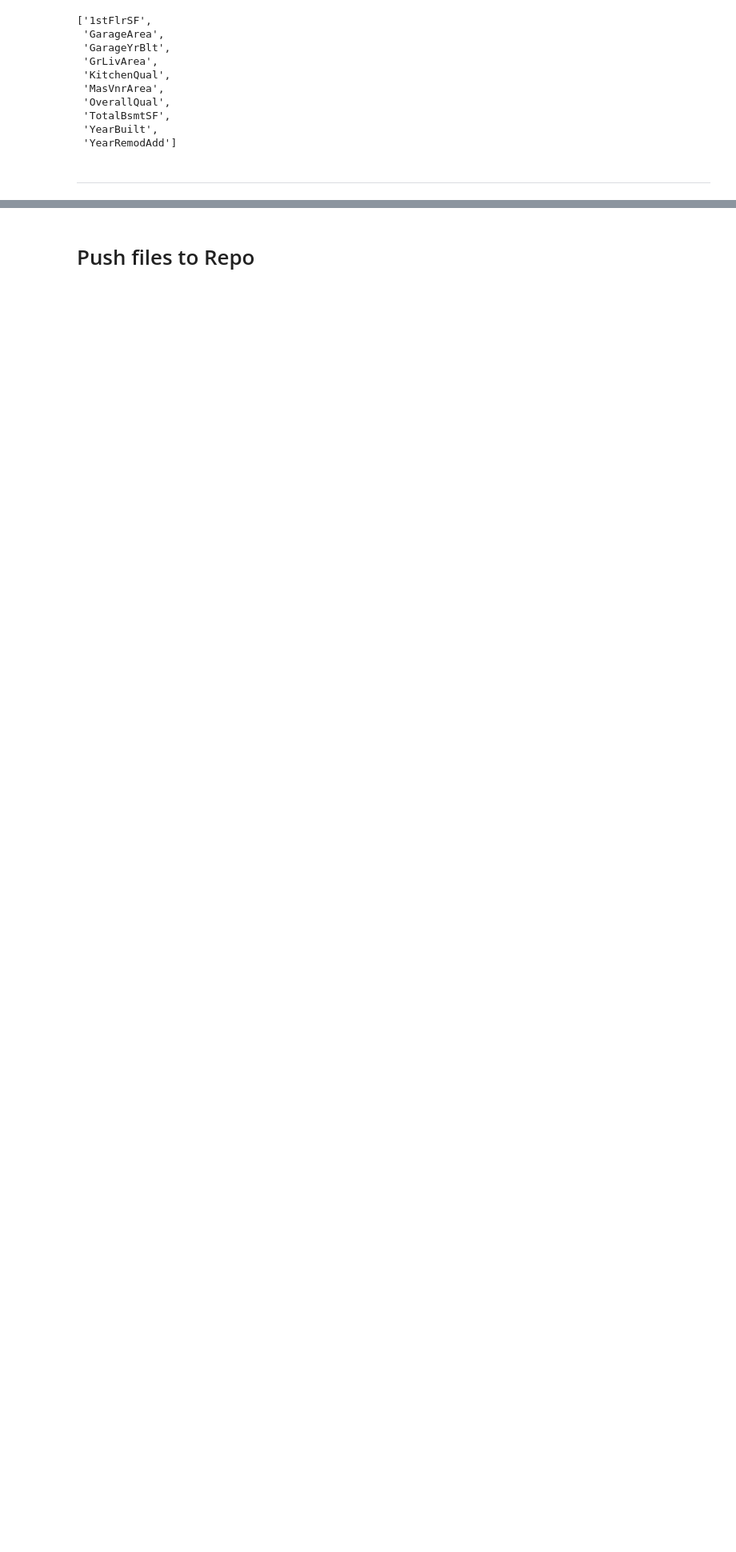
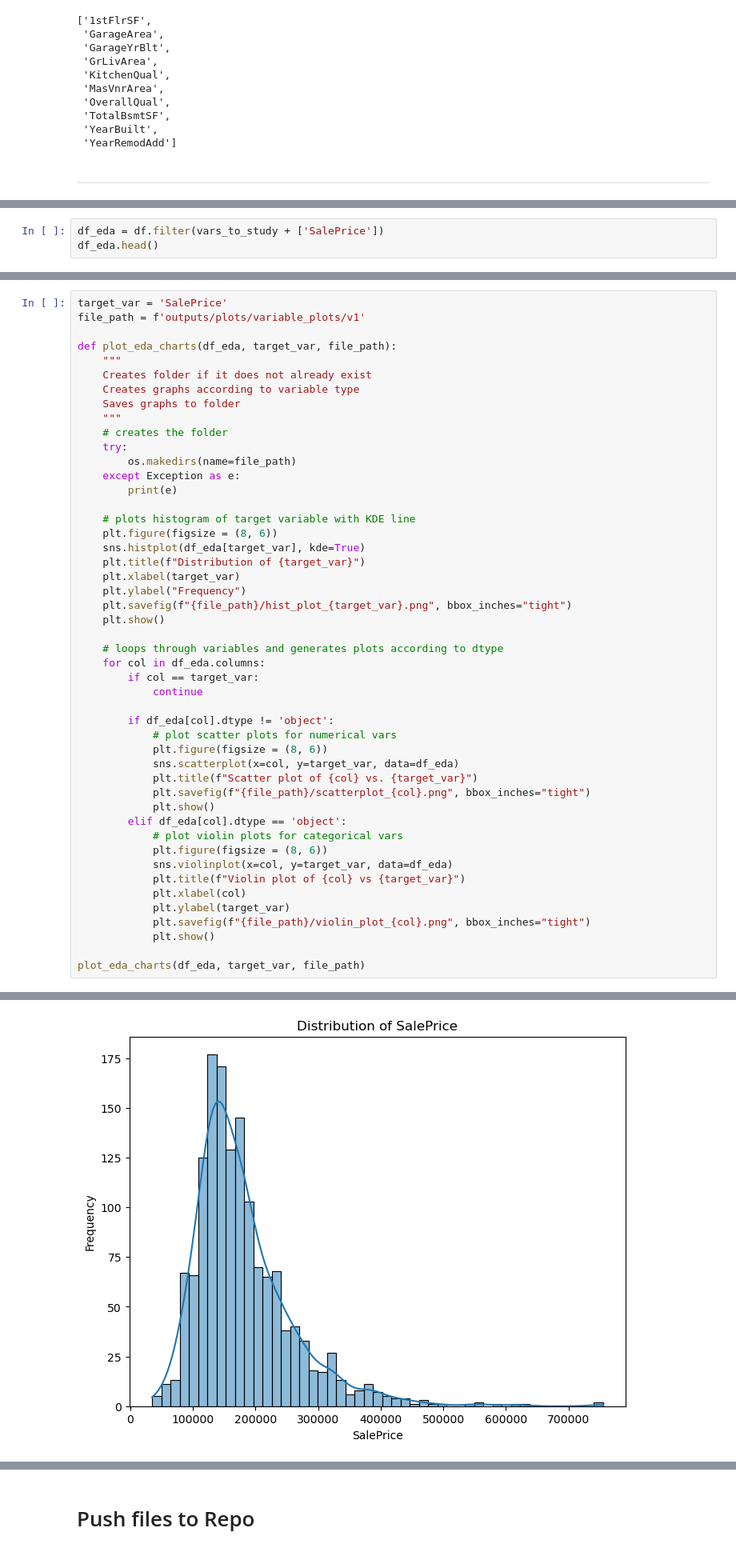
Before and after one commit to frankiesanjana/housing-price-predictor, a Jupyter notebook: jupyter_notebooks/03-data-analysis.ipynb, the cells around one changed output, grey strips where cells are left out. Shown at 80% size. Saved outputs shown, nothing was run; the diff lists cells and outputs as text; blank space fills up the shorter version.

Commit message:
Feat: Create and save plots, notebook 03

```diff
--- a/jupyter_notebooks/03-data-analysis.ipynb
+++ b/jupyter_notebooks/03-data-analysis.ipynb
@@ -349,0 +354,3 @@ vars_to_study
+# %%
+df_eda = df.filter(vars_to_study + ['SalePrice'])
+df_eda.head()
@@ -349,0 +368,49 @@ vars_to_study
+# %%
+target_var = 'SalePrice'
+file_path = f'outputs/plots/variable_plots/v1'
+
+def plot_eda_charts(df_eda, target_var, file_path):
+    """
+    Creates folder if it does not already exist
+    Creates graphs according to variable type
+    Saves graphs to folder
+    """
+    # creates the folder
+    try:
+        os.makedirs(name=file_path)
+    except Exception as e:
+        print(e)
+
+    # plots histogram of target variable with KDE line
+    plt.figure(figsize = (8, 6))
+    sns.histplot(df_eda[target_var], kde=True)
+    plt.title(f"Distribution of {target_var}")
+    plt.xlabel(target_var)
+    plt.ylabel("Frequency")
+    plt.savefig(f"{file_path}/hist_plot_{target_var}.png", bbox_inches="tight")
+    plt.show()
+
+    # loops through variables and generates plots according to dtype
+    for col in df_eda.columns:
+        if col == target_var:
+            continue
+
+        if df_eda[col].dtype != 'object':
+            # plot scatter plots for numerical vars
+            plt.figure(figsize = (8, 6))
+            sns.scatterplot(x=col, y=target_var, data=df_eda)
+            plt.title(f"Scatter plot of {col} vs. {target_var}")
+            plt.savefig(f"{file_path}/scatterplot_{col}.png", bbox_inches="tight")
+            plt.show()
+        elif df_eda[col].dtype == 'object':
+            # plot violin plots for categorical vars
+            plt.figure(figsize = (8, 6))
+            sns.violinplot(x=col, y=target_var, data=df_eda)
+            plt.title(f"Violin plot of {col} vs {target_var}")
+            plt.xlabel(col)
+            plt.ylabel(target_var)
+            plt.savefig(f"{file_path}/violin_plot_{col}.png", bbox_inches="tight")
+            plt.show()
+
+plot_eda_charts(df_eda, target_var, file_path)
+# %% [output]
@@ -349,0 +418 @@ vars_to_study
+[figure, added]
```
Also changed, not shown: parts of 6 cells of this notebook, 11 other files.
